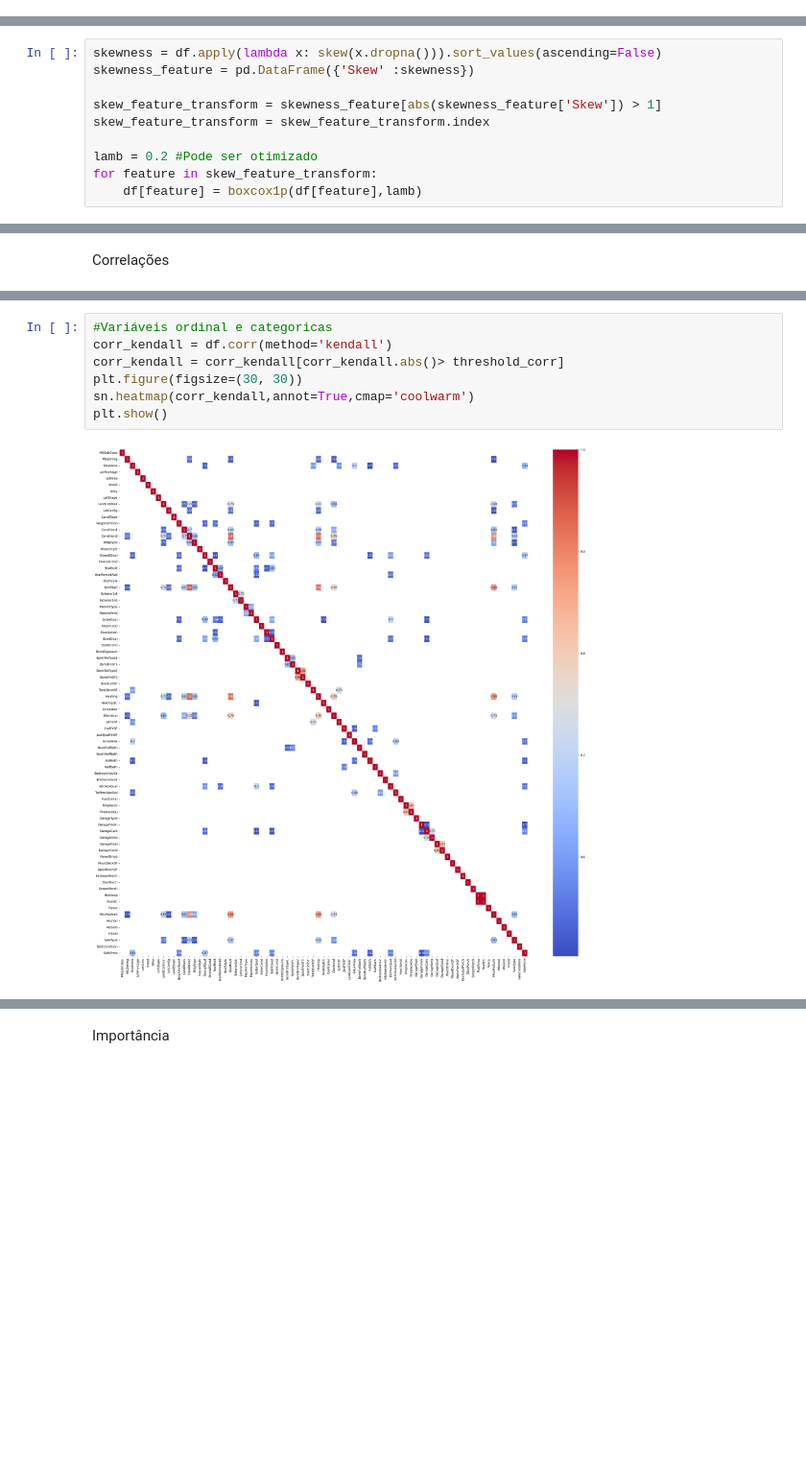
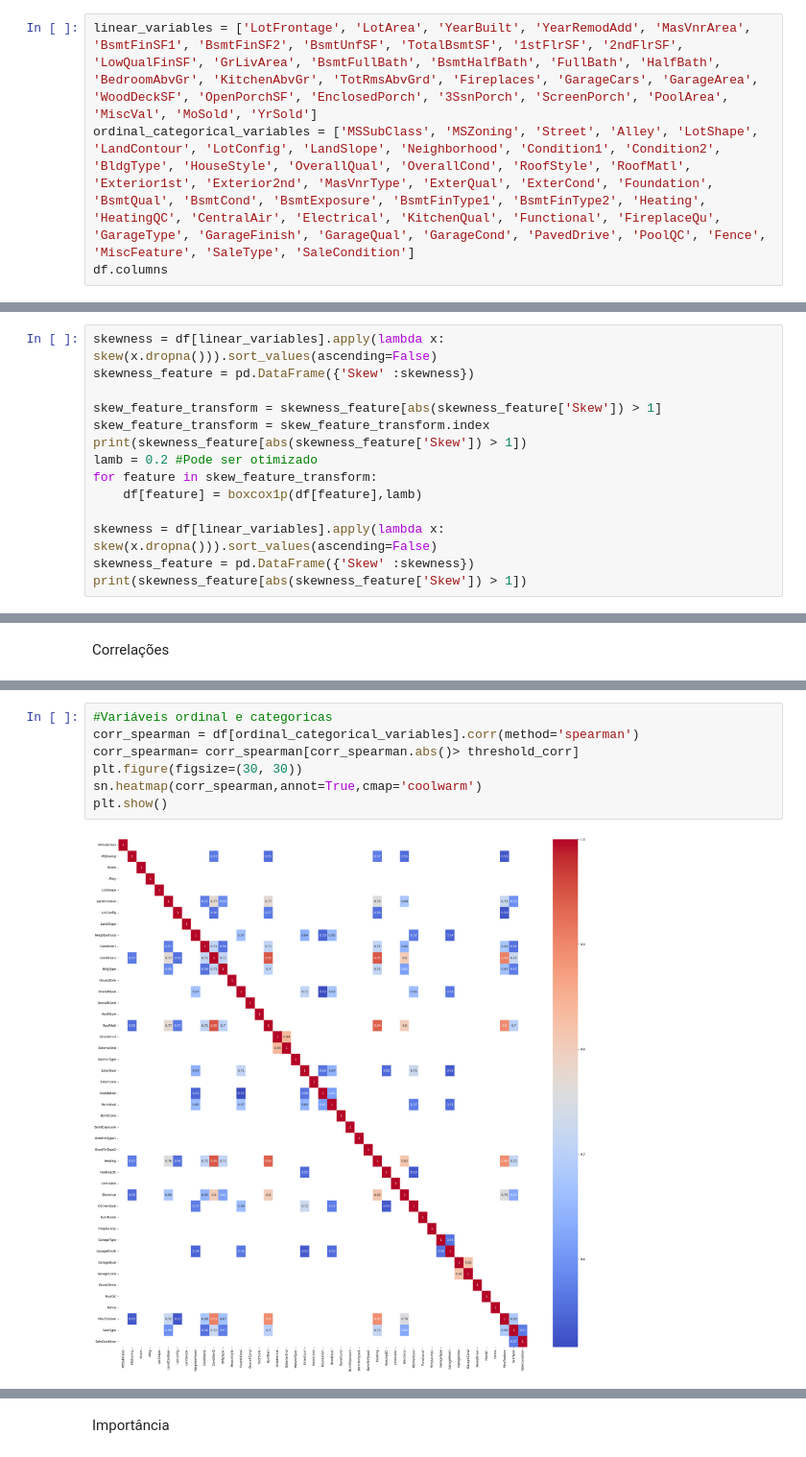
Before and after one commit to DuarteCardoso07/ML_houseprices, a Jupyter notebook: code.ipynb, the cells around one changed output, grey strips where cells are left out. Shown at 96% size. Saved outputs shown, nothing was run; the diff lists cells and outputs as text; blank space fills up the shorter version.

Commit message:
Defini variáveis continuas e ordinarias e tentei aplicar a skew transformation apenas a variaveis continuas

```diff
--- a/code.ipynb
+++ b/code.ipynb
@@ -69,3 +70,7 @@ memory usage: 924.0+ KB
 Eliminar Variáveis desnecessárias
 # %%
 df = df.drop(columns=['Id','Utilities','GarageYrBlt'])
+# %%
+linear_variables = ['LotFrontage', 'LotArea', 'YearBuilt', 'YearRemodAdd', 'MasVnrArea', 'BsmtFinSF1', 'BsmtFinSF2', 'BsmtUnfSF', 'TotalBsmtSF', '1stFlrSF', '2ndFlrSF', 'LowQualFinSF', 'GrLivArea', 'BsmtFullBath', 'BsmtHalfBath', 'FullBath', 'HalfBath', 'BedroomAbvGr', 'KitchenAbvGr', 'TotRmsAbvGrd', 'Fireplaces', 'GarageCars', 'GarageArea', 'WoodDeckSF', 'OpenPorchSF', 'EnclosedPorch', '3SsnPorch', 'ScreenPorch', 'PoolArea', 'MiscVal', 'MoSold', 'YrSold']
+ordinal_categorical_variables = ['MSSubClass', 'MSZoning', 'Street', 'Alley', 'LotShape', 'LandContour', 'LotConfig', 'LandSlope', 'Neighborhood', 'Condition1', 'Condition2', 'BldgType', 'HouseStyle', 'OverallQual', 'OverallCond', 'RoofStyle', 'RoofMatl', 'Exterior1st', 'Exterior2nd', 'MasVnrType', 'ExterQual', 'ExterCond', 'Foundation', 'BsmtQual', 'BsmtCond', 'BsmtExposure', 'BsmtFinType1', 'BsmtFinType2', 'Heating', 'HeatingQC', 'CentralAir', 'Electrical', 'KitchenQual', 'Functional', 'FireplaceQu', 'GarageType', 'GarageFinish', 'GarageQual', 'GarageCond', 'PavedDrive', 'PoolQC', 'Fence', 'MiscFeature', 'SaleType', 'SaleCondition']
+df.columns
@@ -287,12 +316,16 @@ df.insert(2, 'TotalArea', df.pop('TotalArea'))
 # %% [markdown]
 Skew das variáveis e transformação de highly-skewed
 # %%
-skewness = df.apply(lambda x: skew(x.dropna())).sort_values(ascending=False)
+skewness = df[linear_variables].apply(lambda x: skew(x.dropna())).sort_values(ascending=False)
 skewness_feature = pd.DataFrame({'Skew' :skewness})
 
 skew_feature_transform = skewness_feature[abs(skewness_feature['Skew']) > 1]
 skew_feature_transform = skew_feature_transform.index
-
+print(skewness_feature[abs(skewness_feature['Skew']) > 1])
 lamb = 0.2 #Pode ser otimizado
 for feature in skew_feature_transform:
     df[feature] = boxcox1p(df[feature],lamb)
+
+skewness = df[linear_variables].apply(lambda x: skew(x.dropna())).sort_values(ascending=False)
+skewness_feature = pd.DataFrame({'Skew' :skewness})
+print(skewness_feature[abs(skewness_feature['Skew']) > 1])
@@ -313,9 +369,9 @@ plt.show()
 # %%
 #Variáveis ordinal e categoricas
-corr_kendall = df.corr(method='kendall')
-corr_kendall = corr_kendall[corr_kendall.abs()> threshold_corr]
+corr_spearman = df[ordinal_categorical_variables].corr(method='spearman')
+corr_spearman= corr_spearman[corr_spearman.abs()> threshold_corr]
 plt.figure(figsize=(30, 30))
-sn.heatmap(corr_kendall,annot=True,cmap='coolwarm')
+sn.heatmap(corr_spearman,annot=True,cmap='coolwarm')
 plt.show()
 # %% [output]
-[figure, old version]
+[figure, new version]
```
Also changed, not shown: parts of 17 cells of this notebook, 1 other file.
